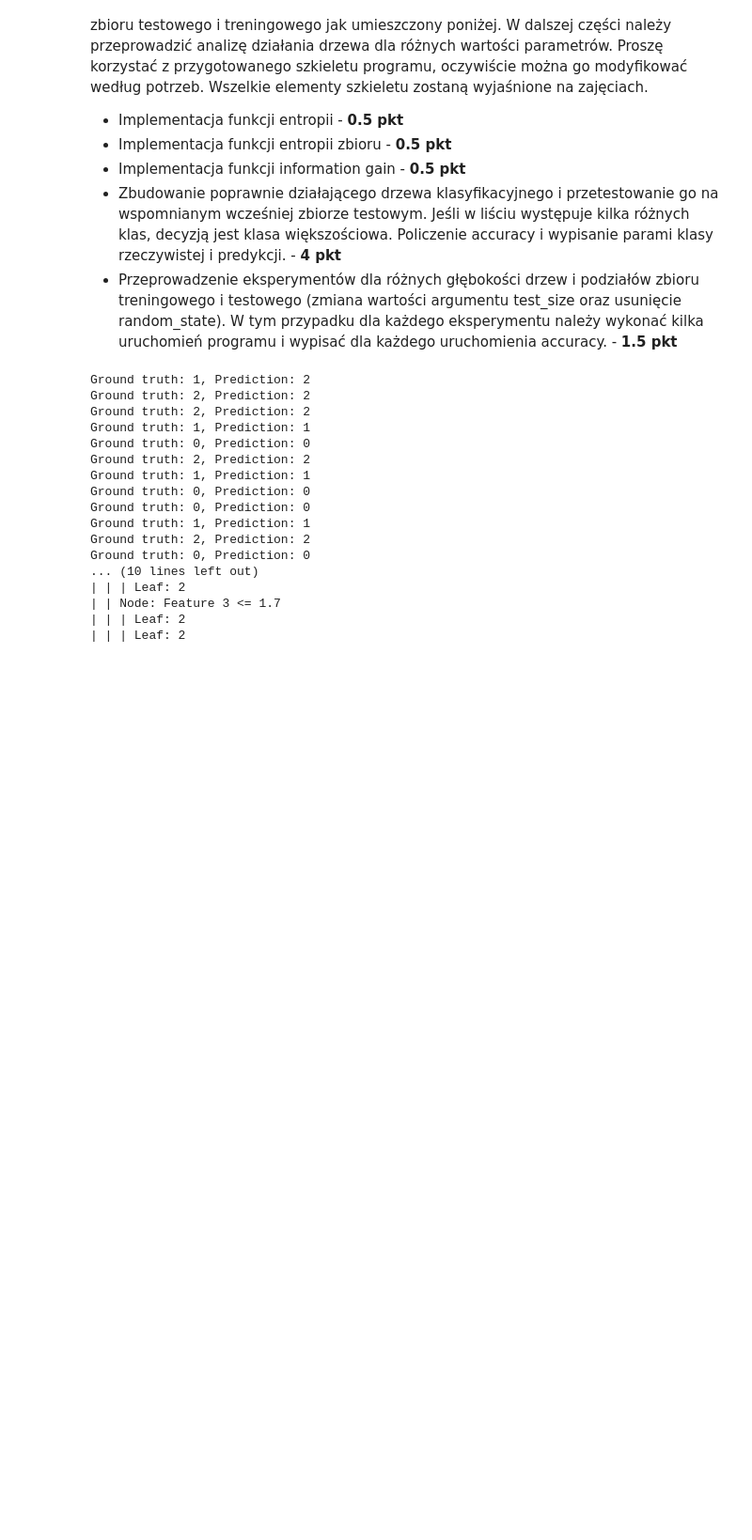
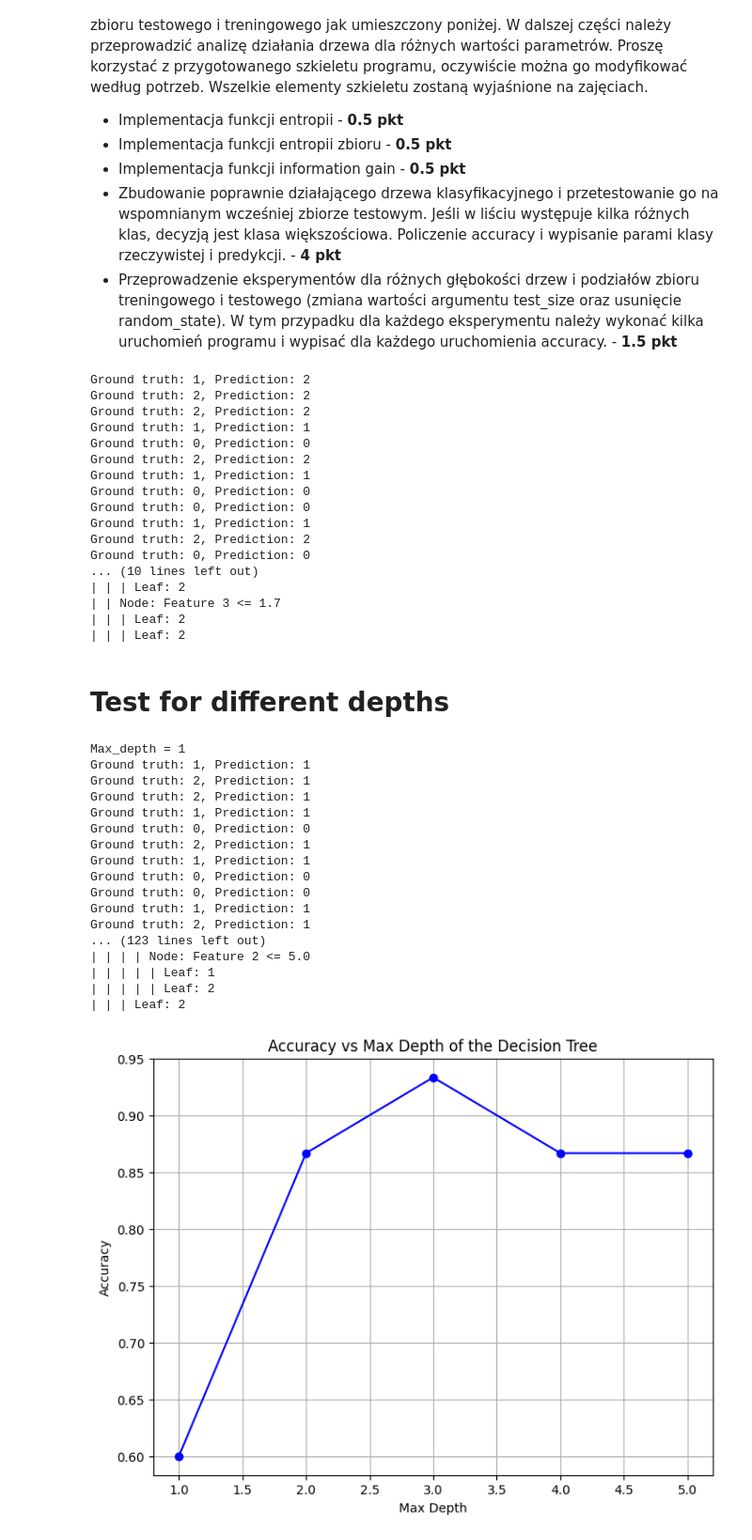
Before and after one commit to Kerciu/WSI_24Z, a Jupyter notebook: decision-tree/Zadanie_4.ipynb, the cells around one changed output. Shown: that part at 94% size. Drawn from its saved outputs; the diff is of its cells as text; code cells hidden in the pictures; blank space fills up the shorter version.

Commit message:
created plot of accuracies and max depths

```diff
--- a/decision-tree/Zadanie_4.ipynb
+++ b/decision-tree/Zadanie_4.ipynb
@@ -194,7 +196,10 @@ class DecisionTreeClassifier(object):
     def predict(self, data):
         return self.tree.predict(data)
 # %%
+@dataclass
 class AlgorithmRunner:
+    accuracy: float = 0.0
+
     @staticmethod
     def run(max_depth, x_train, x_test, y_train, y_test):
         dc = DecisionTreeClassifier(max_depth)
@@ -208,9 +213,20 @@ class AlgorithmRunner:
             if prediction == gt: correct += 1
 
         accuracy = correct / len(y_test)
+        AlgorithmRunner.accuracy = accuracy
 
         print(f'Accuracy: {accuracy:.2f}\n')
         dc.print_tree(dc.tree)
+
+    @staticmethod
+    def plot_depths(accuracies, depths):
+        plt.figure(figsize=(8, 6))
+        plt.plot(depths, accuracies, marker='o', linestyle='-', color='b')
+        plt.title("Accuracy vs Max Depth of the Decision Tree")
+        plt.xlabel("Max Depth")
+        plt.ylabel("Accuracy")
+        plt.grid(True)
+        plt.show()
 # %%
 x_train, x_test, y_train, y_test = train_test_split(x, y, test_size=0.1, random_state=123)
 
@@ -233,7 +249,35 @@ Ground truth: 0, Prediction: 0
 | | Node: Feature 3 <= 1.7
 | | | Leaf: 2
 | | | Leaf: 2
-# %%
-x_train, x_test, y_train, y_test = train_test_split(x, y, test_size=0.1, random_state=123)
-
-AlgorithmRunner.run(x_train, x_test, y_train, y_test)
+# %% [markdown]
+# Test for different depths
+# %%
+accuracies = []
+depths = []
+for depth in range(1, 11):
+    print(f"\nMax_depth = {depth}")
+    AlgorithmRunner.run(depth, x_train, x_test, y_train, y_test)
+
+    accuracies.append(AlgorithmRunner.accuracy)
+    depths.append(depth)
+
+AlgorithmRunner.plot_depths(accuracies, depths)
+# %% [output]
+Max_depth = 1
+Ground truth: 1, Prediction: 1
+Ground truth: 2, Prediction: 1
+Ground truth: 2, Prediction: 1
+Ground truth: 1, Prediction: 1
+Ground truth: 0, Prediction: 0
+Ground truth: 2, Prediction: 1
+Ground truth: 1, Prediction: 1
+Ground truth: 0, Prediction: 0
+Ground truth: 0, Prediction: 0
+Ground truth: 1, Prediction: 1
+Ground truth: 2, Prediction: 1
+... (123 lines left out)
+| | | | Node: Feature 2 <= 5.0
+| | | | | Leaf: 1
+| | | | | Leaf: 2
+| | | Leaf: 2
+[figure, added]
```
Also changed, not shown: parts of 1 cell of this notebook.
